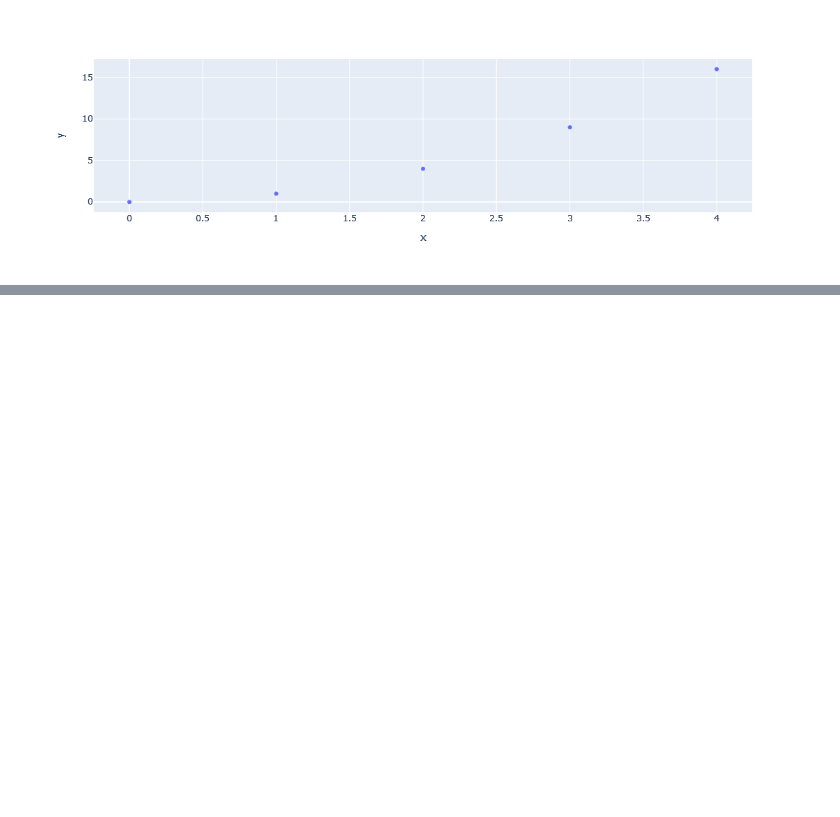
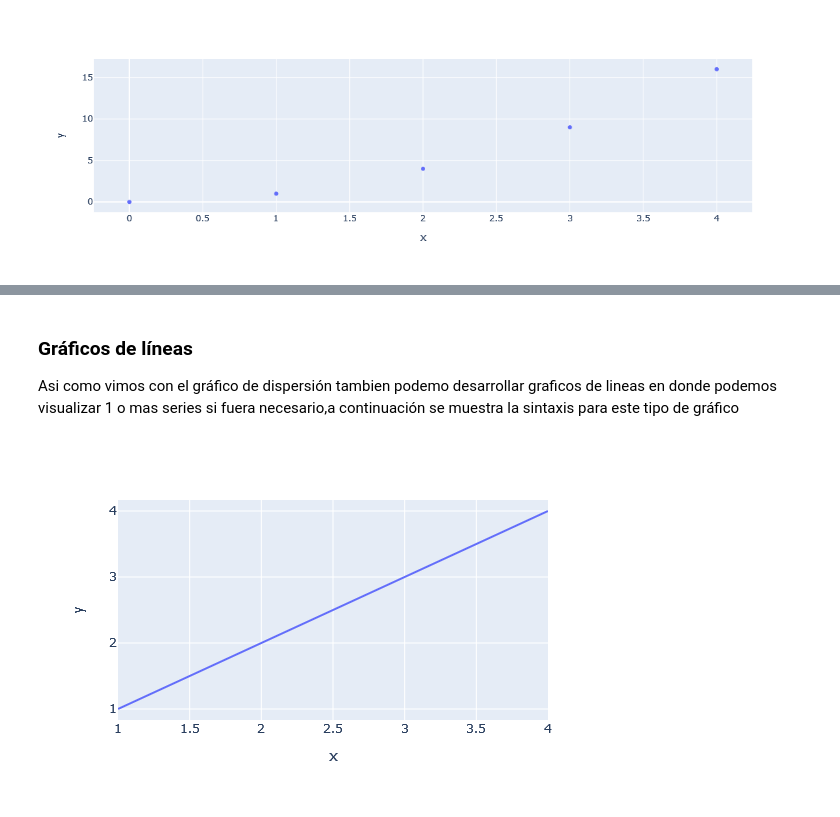
Before and after one commit to jfvenegasg/course_python, a Jupyter notebook: Curso Introducción con Python a Data Science .ipynb, the cells around one changed output, grey strips where cells are left out. Drawn from its saved outputs; the diff is of its cells as text; code cells hidden in the pictures; blank space fills up the shorter version.

Commit message:
Se actualiza subseccion de la libreria plotly e index.

```diff
--- a/Curso Introducción con Python a Data Science .ipynb
+++ b/Curso Introducción con Python a Data Science .ipynb
@@ -1027,0 +1037,16 @@ Si bien visualmente tienen algunas diferencias mínimas los gráficos de dispers
+# %% [markdown]
+### Gráficos de líneas
+
+
+Asi como vimos con el gráfico de dispersión tambien podemo desarrollar graficos de lineas en donde podemos visualizar 1 o mas series si fuera necesario,a continuación se muestra la sintaxis para este tipo de gráfico
+# %%
+import plotly.express as px
+import pandas as pd
+
+fig= px.line(
+    x = [1, 2, 3, 4],
+    y = [1, 2, 3, 4]
+)
+fig.show()
+# %% [output]
+[figure, added]
```
Also changed, not shown: parts of 4 cells of this notebook, 1 other file.
